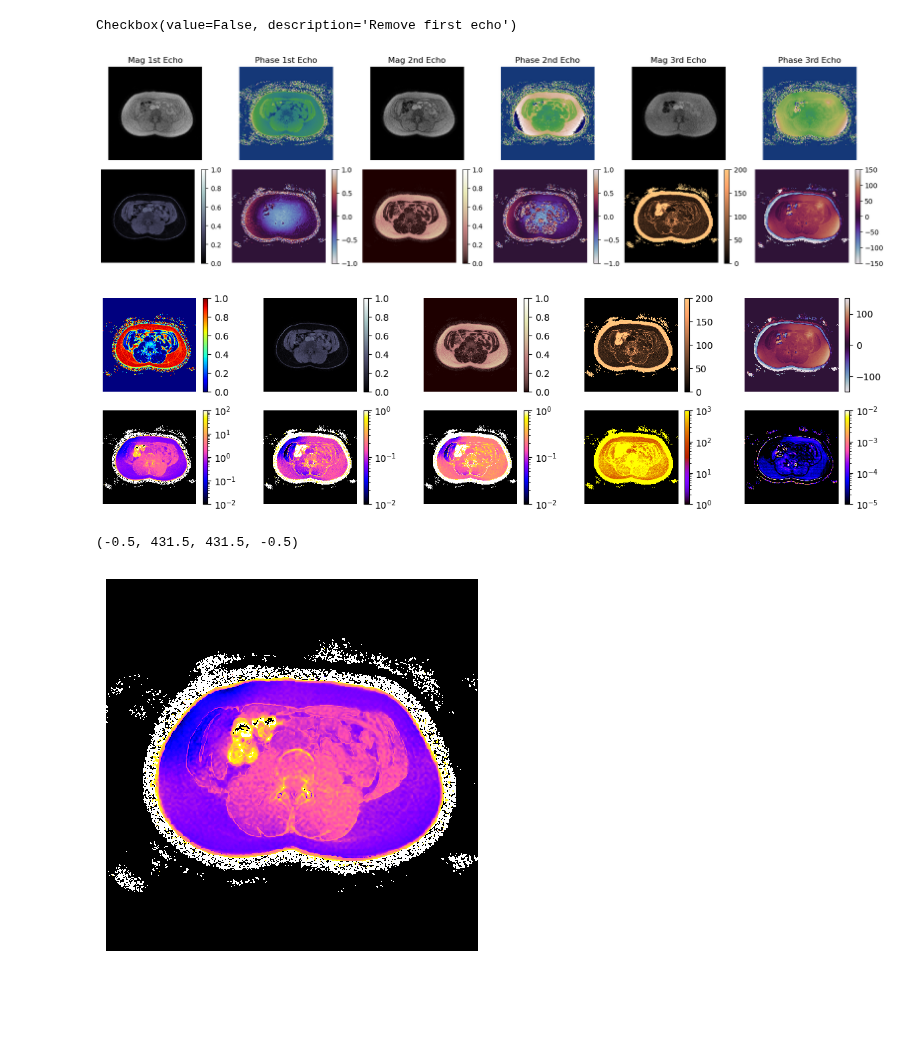
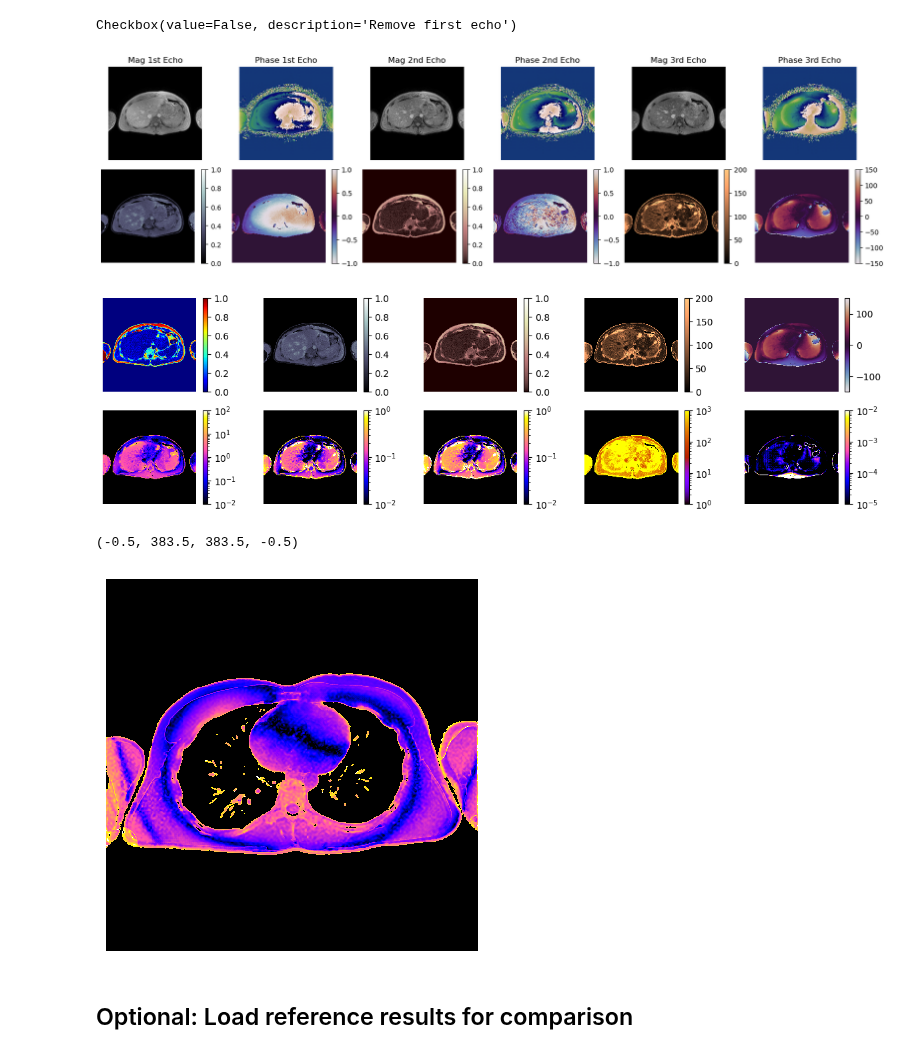
Before and after one commit to jpmeneses/IDEAL-GAN, a Jupyter notebook: try-models.ipynb, the cells around one changed output. Drawn from its saved outputs; the diff is of its cells as text; code cells hidden in the pictures; blank space fills up the shorter version.

```diff
--- a/try-models.ipynb
+++ b/try-models.ipynb
@@ -44,8 +44,9 @@ import data
 First, the dataset directory must be specified
 # %%
 # Dataset directory - Read DICOM files
-# file_dir = "C:/Users/jpmen/Documents/FF-mat/2D_NSA1_ORIG_IM_0016/2D_NSA1_ORIG.mat"
-file_dir = 'C:/Users/jpmen/OneDrive - Universidad Católica de Chile/Documents/MRI-Datasets/multi-echo/02538/CIB_CYBILL_MIRANDA/DICOM/2D_NSA1_ORIG_IM_0014/2D_NSA1_ORIG.mat'
+# file_dir = "C:/Users/jpmen/OneDrive - Universidad Católica de Chile/Documents/MRI-Datasets/Anon_JGalgani/018/2D_NSA1_24S_2MM_IM_0010_anon/2D_NSA1_24S_2MM_IM_0010_anon.mat"
+# file_dir = 'C:/Users/jpmen/OneDrive - Universidad Católica de Chile/Documents/MRI-Datasets/multi-echo/02538/CIB_CM/DICOM/2D_NSA1_ORIG_IM_0014/2D_NSA1_ORIG_resc.mat'
+file_dir = 'C:/Users/jpmen/OneDrive - Universidad Católica de Chile/Documents/MRI-Datasets/multi-echo/02704/CIB_JG/DICOM/2D_NSA1_ORIG_IM_0011/2D_NSA1_ORIG_resc.mat'
 # file_dir = "C:/Users/jpmen/OneDrive - Universidad Católica de Chile\Documents\MRI-Datasets\PDFF_Phantom_Data\datasets\site2_1p5T_protocol1.mat"
 
 # Future output variables
@@ -59,6 +60,10 @@ PDFF_vars = list()
 WF_vars = list()
 R2_vars = list()
 FM_vars = list()
+
+i = 0
+fm_sc = 300.0
+r2_sc = 200.0
 # %% [markdown]
 In the following block, you can choose the data format to be loaded. The default option is MAT files.
 
@@ -284,9 +289,9 @@ def sample(A, TE):
         A2B_WF_var = tf.concat([A2B_WF_var,tf.zeros_like(A2B_WF_var)],axis=-1)
         A2B_PM_var = tf.concat([A2B_FM.variance(),A2B_R2.variance()],axis=-1)
         A2B_var = tf.concat([A2B_WF_var,A2B_PM_var], axis=1)
-        A2B_var = tf.where(A2B_var_msk>=5e-3, A2B_var, 1e-10)
+        A2B_var = tf.where(A2B_var_msk>=1e-1, A2B_var, 1e-10)
         A2B = tf.concat([A2B_WF, A2B_PM], axis=1)
-        A2B = tf.where(A2B_msk>=5e-3, A2B, 0.0)
+        A2B = tf.where(A2B_msk>=1e-1, A2B, 0.0)
     return A2B, A2B_var
 
 def test(A, TE=None):
@@ -296,9 +301,7 @@ def test(A, TE=None):
 A, TE = next(test_iter)
 A = tf.expand_dims(A,axis=0)
 TE = tf.expand_dims(TE,axis=0)
-
-fm_sc = 300.0
-r2_sc = 200.0
+i+=1
 
 A2B, A2B_var = test(A, TE)
 
@@ -364,34 +367,34 @@ F_ok =  axs[1,2].imshow(f_m_aux, cmap='pink',
                         interpolation='none', vmin=0, vmax=1)
 fig.colorbar(F_ok, ax=axs[1,2])
 axs[1,2].axis('off')
 
 Fp_ok =  axs[1,3].imshow(f_p_aux/np.pi, cmap='twilight',
                         interpolation='none', vmin=-1, vmax=1)
 fig.colorbar(Fp_ok, ax=axs[1,3])
 axs[1,3].axis('off')
 
 r2_ok = axs[1,4].imshow(r2_aux*r2_sc, cmap='copper',
                         interpolation='none', vmin=0, vmax=r2_sc)
 fig.colorbar(r2_ok, ax=axs[1,4])
 axs[1,4].axis('off')
 
 field_ok =  axs[1,5].imshow(field_aux*fm_sc, cmap='twilight',
                             interpolation='none', vmin=-fm_sc/2, vmax=fm_sc/2)
 fig.colorbar(field_ok, ax=axs[1,5])
 axs[1,5].axis('off')
 
 plt.subplots_adjust(top=1,bottom=0,right=1,left=0,hspace=0.1,wspace=0)
 tl.make_space_above(axs,topmargin=0.8)
 fig.set_facecolor("none")
 plt.show()
 
 # Update maps to be saved in MAT file
 F.append(PDFF_aux*100.0)
 P.append(np.expand_dims(field_aux*fm_sc, axis=-1))
 R.append(np.expand_dims(np.concatenate([w_m_aux,f_m_aux],axis=-1), axis=-2))
 R2.append(np.expand_dims(r2_aux*r2_sc, axis=-1))
 # %% [output]
-[figure, old version]
+[figure, new version]
 # %%
 if A2B_var is not None:
     from matplotlib.colors import LogNorm
@@ -466,7 +469,7 @@ if A2B_var is not None:
     R2_vars.append(r2s_var)
     FM_vars.append(field_var)
 # %% [output]
-[figure, old version]
+[figure, new version]
 # %%
 # plt.matshow(PDFF_aux*100.0,cmap='jet',vmin=0.0,vmax=100.0)
 plt.matshow(PDFF_var, cmap='gnuplot2',norm=LogNorm(vmin=1e-2,vmax=1e2))
@@ -477,8 +480,8 @@ plt.matshow(PDFF_var, cmap='gnuplot2',norm=LogNorm(vmin=1e-2,vmax=1e2))
 # plt.matshow(F_var, cmap='gnuplot2', norm=LogNorm(vmin=1e-2,vmax=1e0))
 plt.axis('off')
 # %% [output]
-(-0.5, 431.5, 431.5, -0.5)
+(-0.5, 383.5, 383.5, -0.5)
-[figure, old version]
+[figure, new version]
 # %%
 out_id = file_dir.split('/')[-2].split('_')[-1]
 listdir = file_dir.split('/')[:-1]
@@ -501,0 +505,2 @@ sio.savemat(outpath, outvars)
+# %% [markdown]
+## Optional: Load reference results for comparison
```
Also changed, not shown: parts of 4 cells of this notebook.
